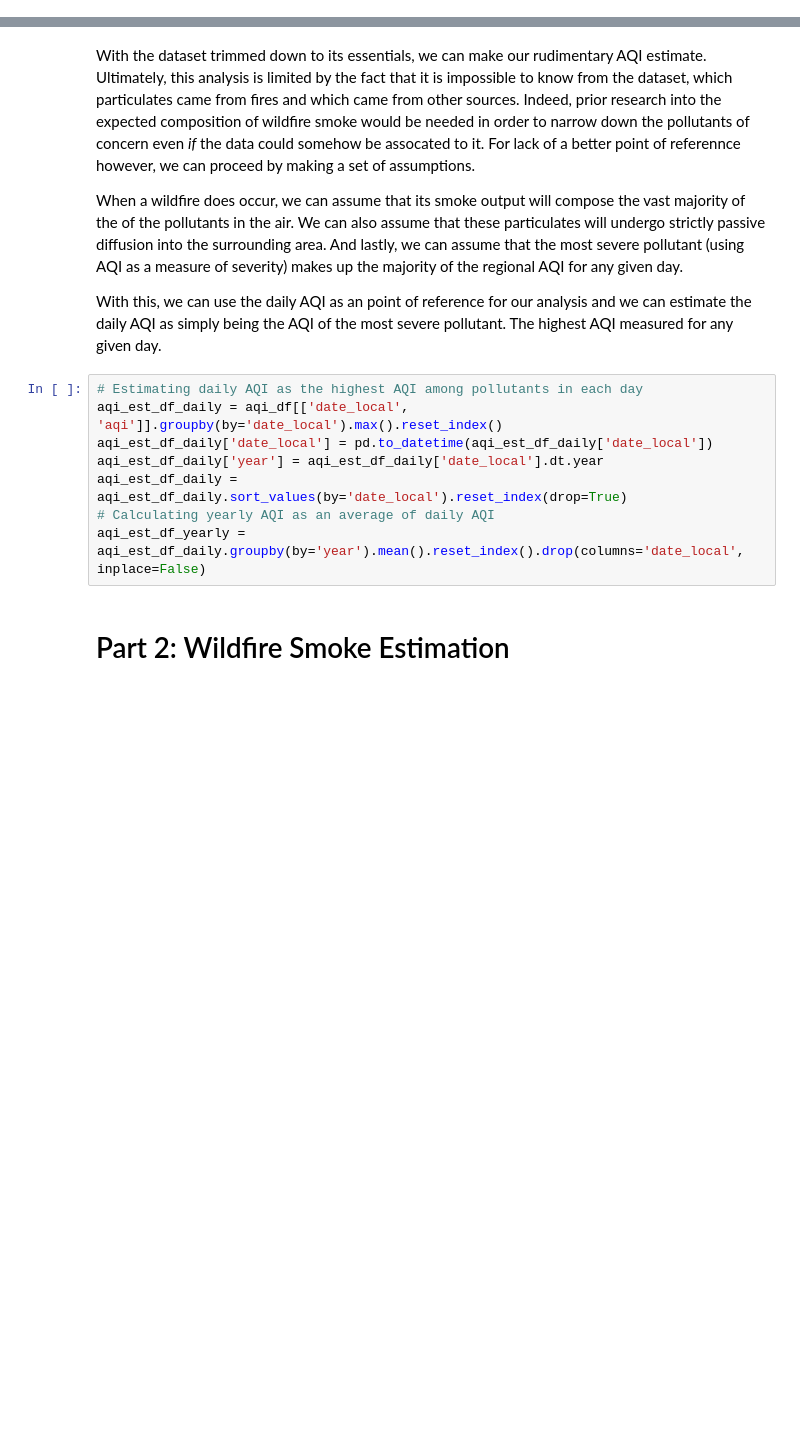
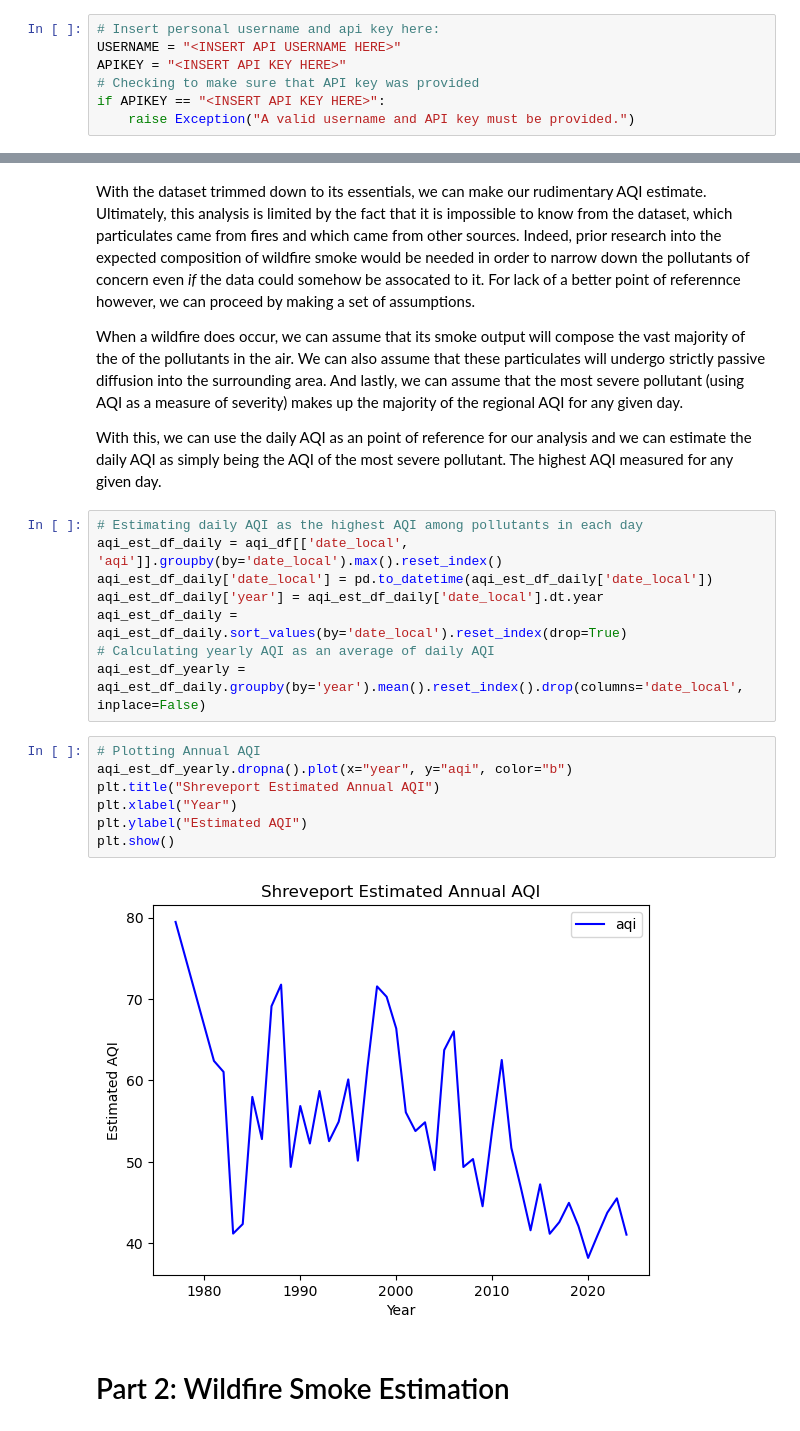
Before and after one commit to BrunoB42/DATA512Project, a Jupyter notebook: Part1CommonAnalysis.ipynb, the cells around one changed output, grey strips where cells are left out. Saved outputs shown, nothing was run; the diff lists cells and outputs as text; blank space fills up the shorter version.

```diff
--- a/Part1CommonAnalysis.ipynb
+++ b/Part1CommonAnalysis.ipynb
@@ -125,6 +129,13 @@ def request_list_info(email_address = None, key = None,
         print(e)
         json_response = None
     return json_response
+# %%
+# Insert personal username and api key here:
+USERNAME = "<INSERT API USERNAME HERE>"
+APIKEY = "<INSERT API KEY HERE>"
+# Checking to make sure that API key was provided
+if APIKEY == "<INSERT API KEY HERE>":
+    raise Exception("A valid username and API key must be provided.")
 # %%
 #
 #   Once we have a list of the classes or groups of possible sensors, we can find the sensor IDs that make up that class (group)
@@ -359,6 +370,15 @@ aqi_est_df_daily['year'] = aqi_est_df_daily['date_local'].dt.year
 aqi_est_df_daily = aqi_est_df_daily.sort_values(by='date_local').reset_index(drop=True)
 # Calculating yearly AQI as an average of daily AQI
 aqi_est_df_yearly = aqi_est_df_daily.groupby(by='year').mean().reset_index().drop(columns='date_local', inplace=False)
+# %%
+# Plotting Annual AQI
+aqi_est_df_yearly.dropna().plot(x="year", y="aqi", color="b")
+plt.title("Shreveport Estimated Annual AQI")
+plt.xlabel("Year")
+plt.ylabel("Estimated AQI")
+plt.show()
+# %% [output]
+[figure, added]
 # %% [markdown]
 # Part 2: Wildfire Smoke Estimation
 # %% [markdown]
```
Also changed, not shown: parts of 35 cells of this notebook.
